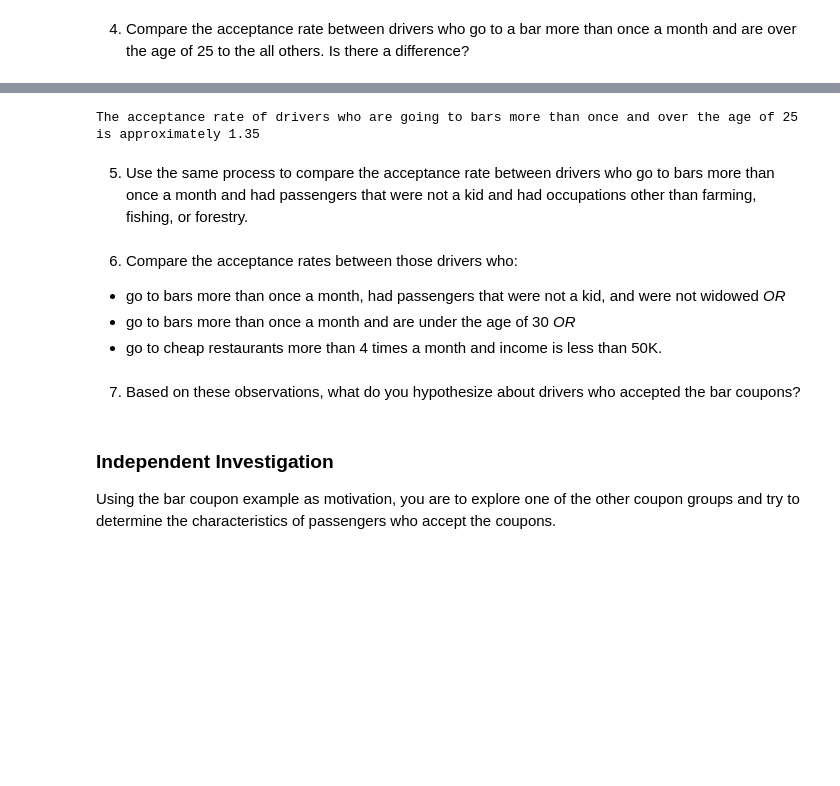
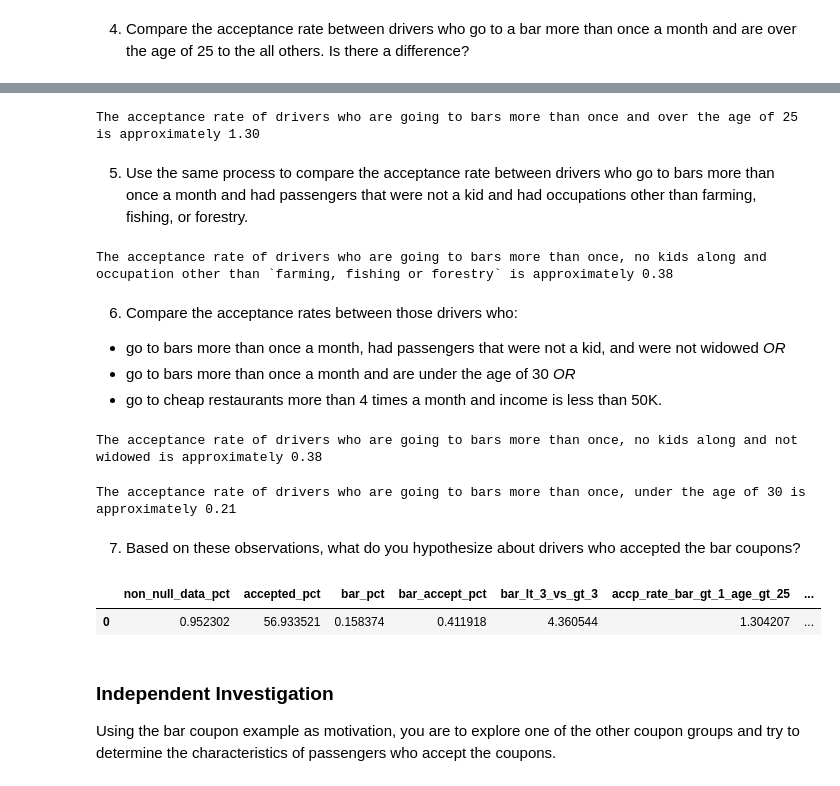
Before and after one commit to venrad/BAIML, a Jupyter notebook: amazon-coupon-acceptance/prompt.ipynb, the cells around one changed output, grey strips where cells are left out. Cells and saved outputs as stored; diff of their text form; code cells hidden in the pictures; blank space fills up the shorter version.

```diff
--- a/amazon-coupon-acceptance/prompt.ipynb
+++ b/amazon-coupon-acceptance/prompt.ipynb
@@ -276,19 +317,53 @@ gt_25_gt_1 = df_bar_only_coupons.query('Bar not in ["never","less1"] and age not
 ge_25_le_1 = df_bar_only_coupons.query('Bar in ["never","less1"] and age in ["below21","21"]').shape[0]
 acceptance_rate = gt_25_gt_1/ge_25_le_1
 acceptance_rate
+metrics['accp_rate_bar_gt_1_age_gt_25'] = acceptance_rate
 print(f'The acceptance rate of drivers who are going to bars more than once and over the age of 25 is approximately {acceptance_rate:.2f}')
 # %% [output]
-The acceptance rate of drivers who are going to bars more than once and over the age of 25 is approximately 1.35
+The acceptance rate of drivers who are going to bars more than once and over the age of 25 is approximately 1.30
 # %% [markdown]
 5. Use the same process to compare the acceptance rate between drivers who go to bars more than once a month and had passengers that were not a kid and had occupations other than farming, fishing, or forestry.
+# %%
+gt_1_no_kids_no_farm = df_bar_only_coupons.query('Bar not in ["never","less1"] and passanger != "Kids" and occupation != "Farming Fishing & Forestry"').shape[0]
+total = df_bar_only_coupons.shape[0]
+acceptance_rate = gt_1_no_kids_no_farm/(total - gt_1_no_kids_no_farm)
+acceptance_rate
+metrics['accp_rate_bar_gt_1_pgr_nt_kid_occ_nt_farm'] = acceptance_rate
+print(f'The acceptance rate of drivers who are going to bars more than once, no kids along and occupation other than `farming, fishing or forestry` is approximately {acceptance_rate:.2f}')
+# %% [output]
+The acceptance rate of drivers who are going to bars more than once, no kids along and occupation other than `farming, fishing or forestry` is approximately 0.38
 # %% [markdown]
 6. Compare the acceptance rates between those drivers who:
 
 - go to bars more than once a month, had passengers that were not a kid, and were not widowed *OR*
 - go to bars more than once a month and are under the age of 30 *OR*
 - go to cheap restaurants more than 4 times a month and income is less than 50K.
+# %%
+gt_1_no_kids_not_widowed = df_bar_only_coupons.query('Bar not in ["never","less1"] and passanger != "Kids" and maritalStatus != "Widowed"').shape[0]
+total = df_bar_only_coupons.shape[0]
+acceptance_rate = gt_1_no_kids_not_widowed/(total - gt_1_no_kids_not_widowed)
+acceptance_rate
+metrics['accp_rate_gt_1_no_kids_not_widowed'] = acceptance_rate
+print(f'The acceptance rate of drivers who are going to bars more than once, no kids along and not widowed is approximately {acceptance_rate:.2f}')
+# %% [output]
+The acceptance rate of drivers who are going to bars more than once, no kids along and not widowed is approximately 0.38
+# %%
+gt_1_under_30 = df_bar_only_coupons.query('Bar not in ["never","less1"] and age.isin(["below21","21","26"]) ').shape[0]
+total = df_bar_only_coupons.shape[0]
+acceptance_rate = gt_1_under_30/(total - gt_1_under_30)
+acceptance_rate
+metrics['accp_rate_gt_1_under_30'] = acceptance_rate
+print(f'The acceptance rate of drivers who are going to bars more than once, under the age of 30 is approximately {acceptance_rate:.2f}')
+# %% [output]
+The acceptance rate of drivers who are going to bars more than once, under the age of 30 is approximately 0.21
 # %% [markdown]
 7.  Based on these observations, what do you hypothesize about drivers who accepted the bar coupons?
+# %%
+# metrics helps to get the acceptance rates for the various scenarios that have been considered. This
+pd.DataFrame(metrics)
+# %% [output]
+|  | non_null_data_pct | accepted_pct | bar_pct | bar_accept_pct | bar_lt_3_vs_gt_3 | accp_rate_bar_gt_1_age_gt_25 | ... |
+| 0 | 0.952302 | 56.933521 | 0.158374 | 0.411918 | 4.360544 | 1.304207 | ... |
 # %% [markdown]
 ### Independent Investigation
 
```
Also changed, not shown: parts of 27 cells of this notebook.
